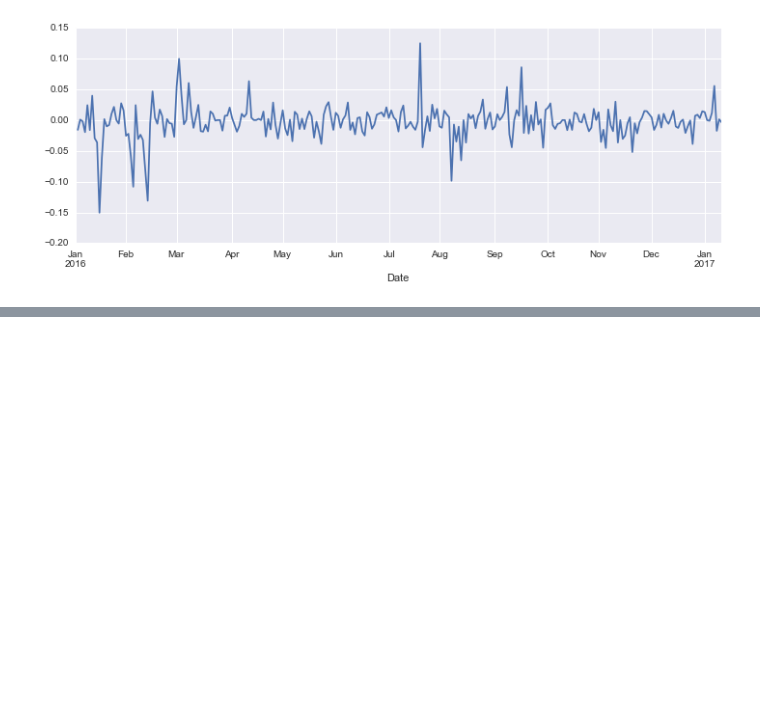
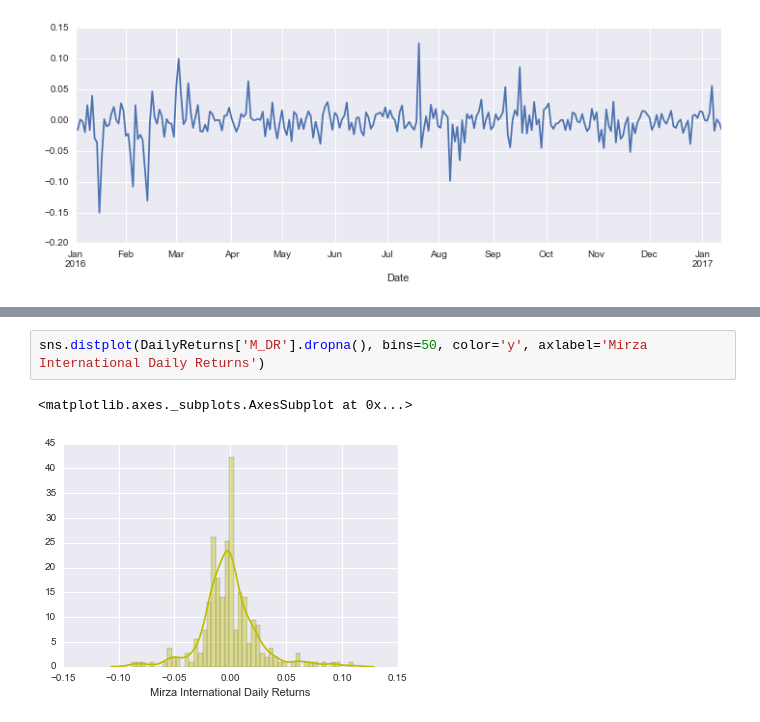
Before and after one commit to sunyam/NSE_Stocks_Analysis, a Jupyter notebook: Stocks_Analysis.ipynb, the cells around one changed output, grey strips where cells are left out. Cells and saved outputs as stored; diff of their text form; blank space fills up the shorter version.

```diff
--- a/Stocks_Analysis.ipynb
+++ b/Stocks_Analysis.ipynb
@@ -101,0 +109,5 @@ DailyReturns.plot(legend=True, figsize=(16,6), colors=['b','g','r','y'])
+# %%
+sns.distplot(DailyReturns['M_DR'].dropna(), bins=50, color='y', axlabel='Mirza International Daily Returns')
+# %% [output]
+<matplotlib.axes._subplots.AxesSubplot at 0x...>
+[figure, added]
```
Also changed, not shown: parts of 7 cells of this notebook.
